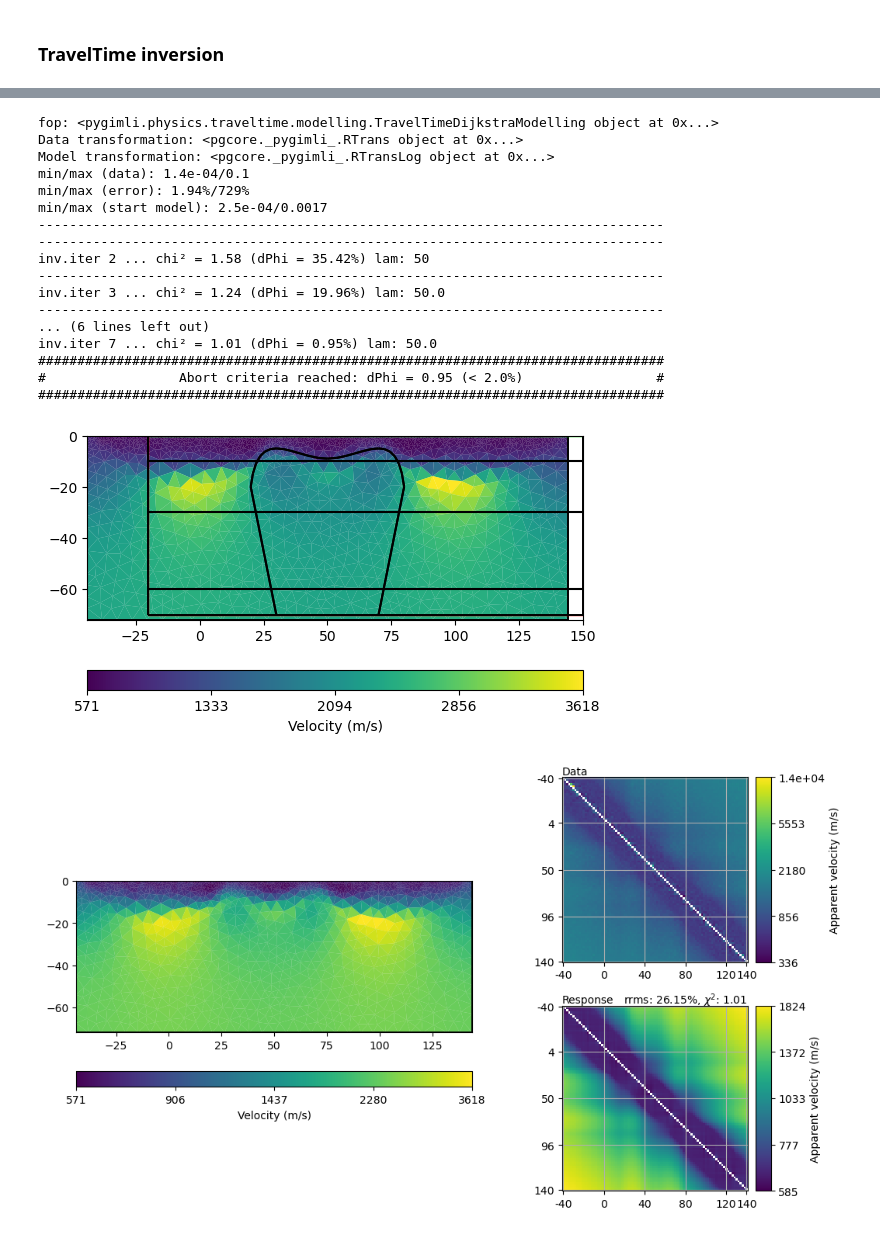
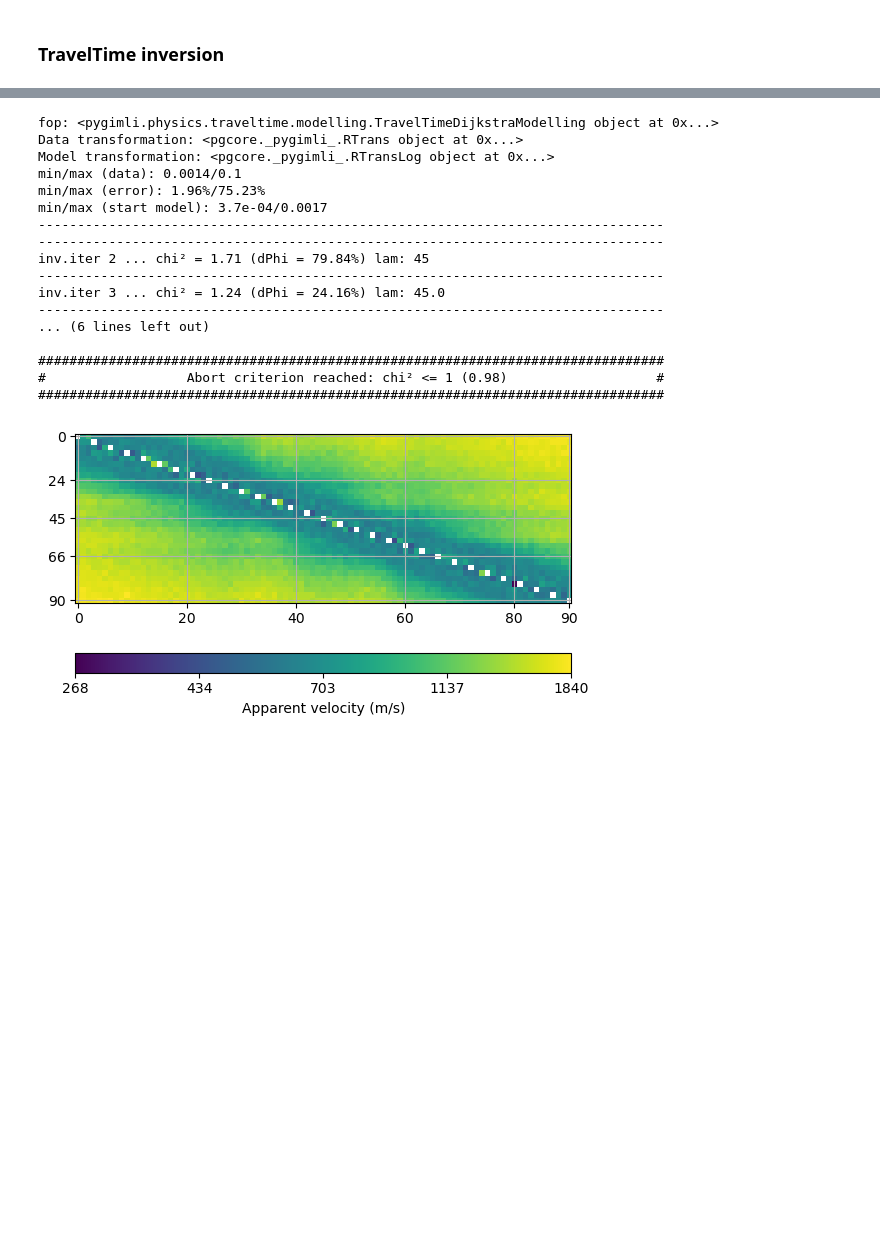
Before and after one commit to ZiegAnt/ResearchModule, a Jupyter notebook: RM_pygimli_Inversions.ipynb, the cells around one changed output, grey strips where cells are left out. Cells and saved outputs as stored; diff of their text form; code cells hidden in the pictures; blank space fills up the shorter version.

```diff
--- a/RM_pygimli_Inversions.ipynb
+++ b/RM_pygimli_Inversions.ipynb
@@ -209,14 +215,10 @@ Text(0.5, 1.0, 'Wenner')
 # Load TT Managern and data
 mgr_tt = TravelTimeManager(fn_tt)
 tt_data = pg.physics.traveltime.load(fn_tt)
+mgr_tt.showData(tt_data)
 
 # Invert data
 vest = mgr_tt.invert(tt_data, secNodes=2, paraMaxCellSize=20, maxIter=15, verbose=True,
-                  vTop=600, vBottom=4000, lam=50)
+                  vTop=600, vBottom=2700, lam=45)
 #np.testing.assert_array_less(mgr_tt.inv.inv.chi2(), 1.1)
-
-ax, _ = mgr_tt.showResult(logScale=False)
-pg.show(geom, ax=ax, fillRegion=False, regionMarker=False)
-
-mgr_tt.showResultAndFit();
 # %% [output]
@@ -229,19 +231,18 @@ mgr_tt.showResultAndFit();
 fop: <pygimli.physics.traveltime.modelling.TravelTimeDijkstraModelling object at 0x...>
 Data transformation: <pgcore._pygimli_.RTrans object at 0x...>
 Model transformation: <pgcore._pygimli_.RTransLog object at 0x...>
-min/max (data): 1.4e-04/0.1
-min/max (error): 1.94%/729%
-min/max (start model): 2.5e-04/0.0017
+min/max (data): 0.0014/0.1
+min/max (error): 1.96%/75.23%
+min/max (start model): 3.7e-04/0.0017
 --------------------------------------------------------------------------------
 --------------------------------------------------------------------------------
-inv.iter 2 ... chi² = 1.58 (dPhi = 35.42%) lam: 50
+inv.iter 2 ... chi² = 1.71 (dPhi = 79.84%) lam: 45
 --------------------------------------------------------------------------------
-inv.iter 3 ... chi² = 1.24 (dPhi = 19.96%) lam: 50.0
+inv.iter 3 ... chi² = 1.24 (dPhi = 24.16%) lam: 45.0
 --------------------------------------------------------------------------------
 ... (6 lines left out)
-inv.iter 7 ... chi² = 1.01 (dPhi = 0.95%) lam: 50.0
+
 ################################################################################
-#                 Abort criteria reached: dPhi = 0.95 (< 2.0%)                 #
+#                  Abort criterion reached: chi² <= 1 (0.98)                   #
 ################################################################################
-[figure, old version]
+[figure, new version]
-[figure, removed]
```
Also changed, not shown: parts of 8 cells of this notebook, 23 other files.
